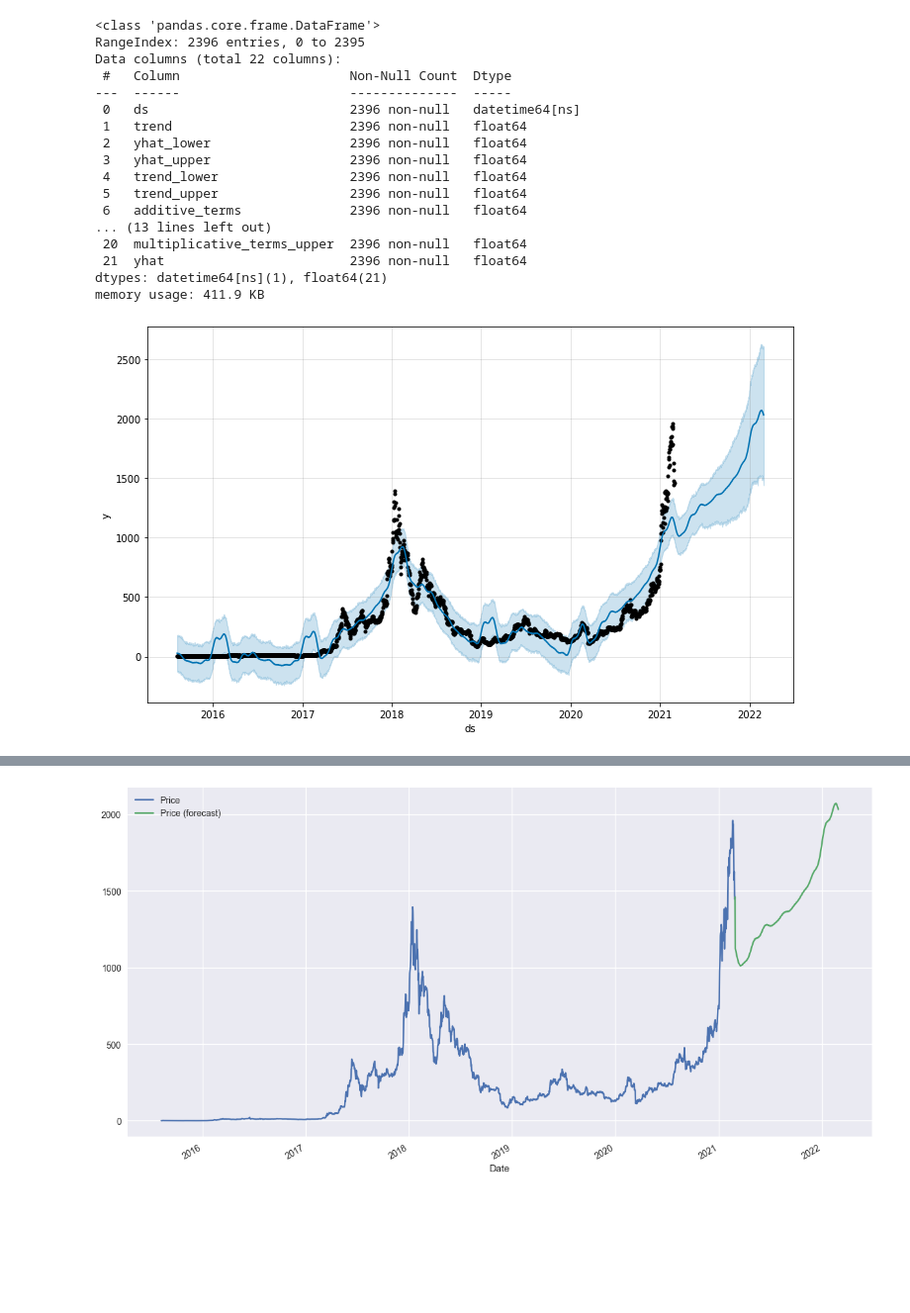
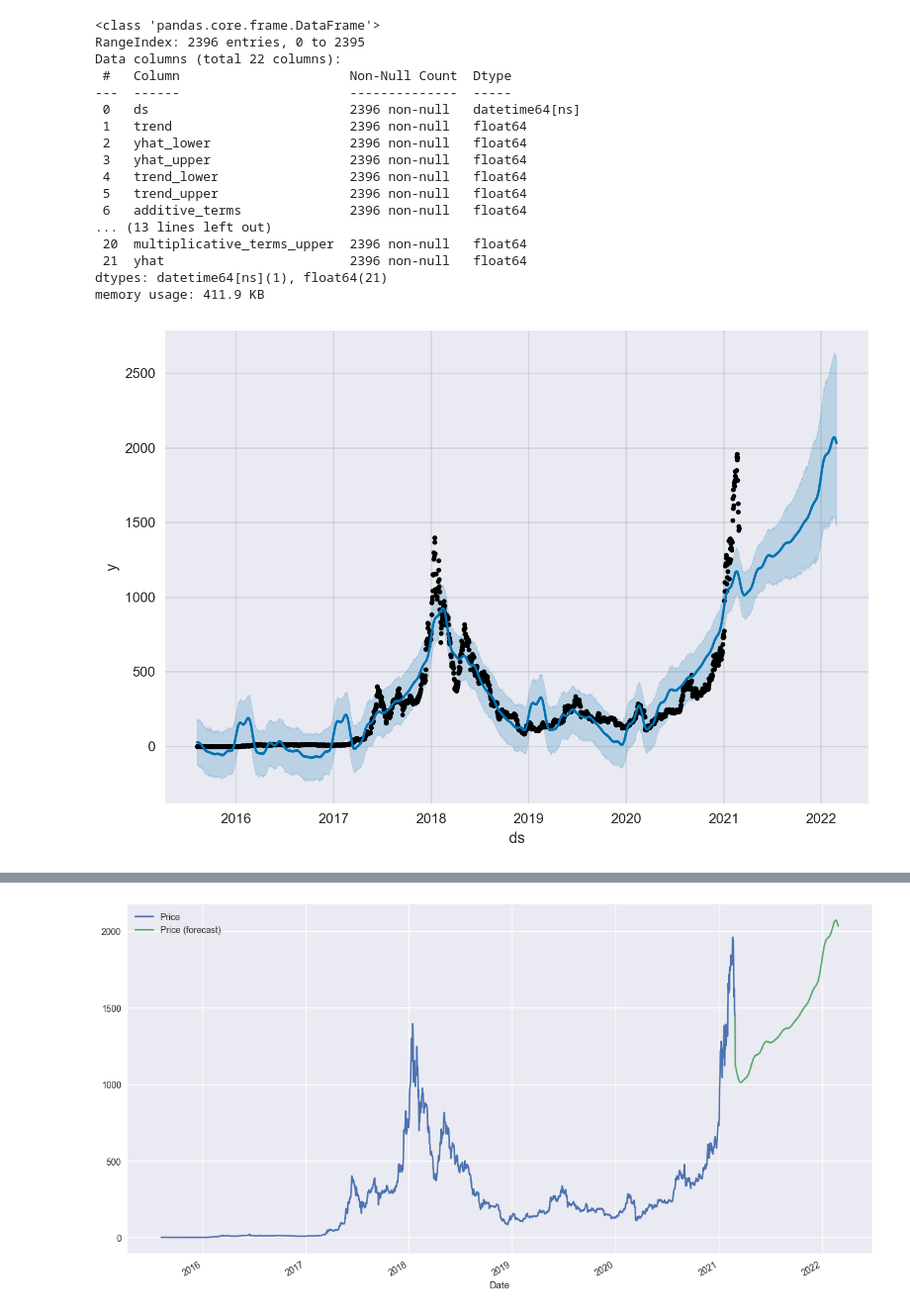
Before and after one commit to fgladisch/ethereum-price-forecast, a Jupyter notebook: ethereum_price_forecast.ipynb, the cells around one changed output, grey strips where cells are left out. Shown at 99% size. Cells and saved outputs as stored; diff of their text form; code cells hidden in the pictures; blank space fills up the shorter version.

Commit message:
save prophet plot to disk

```diff
--- a/ethereum_price_forecast.ipynb
+++ b/ethereum_price_forecast.ipynb
@@ -127,10 +132,19 @@ Data columns (total 22 columns):
  21  yhat                        2396 non-null   float64
 dtypes: datetime64[ns](1), float64(21)
 memory usage: 411.9 KB
-# %%
-prophet.plot(forecast);
-# %% [output]
-[figure, removed]
+# %%
+import matplotlib as mpl
+import matplotlib.pyplot as plt
+
+fig = plt.figure(dpi=200)
+
+fig.set_facecolor("white")
+
+prophet_plot_forecast_fig = prophet.plot(forecast, ax=fig.gca());
+
+prophet_plot_forecast_fig.savefig('forecast_details.png')
+# %% [output]
+[figure, added]
 # %%
 prophet.plot_components(forecast);
 # %% [output]
```
Also changed, not shown: parts of 5 cells of this notebook.
